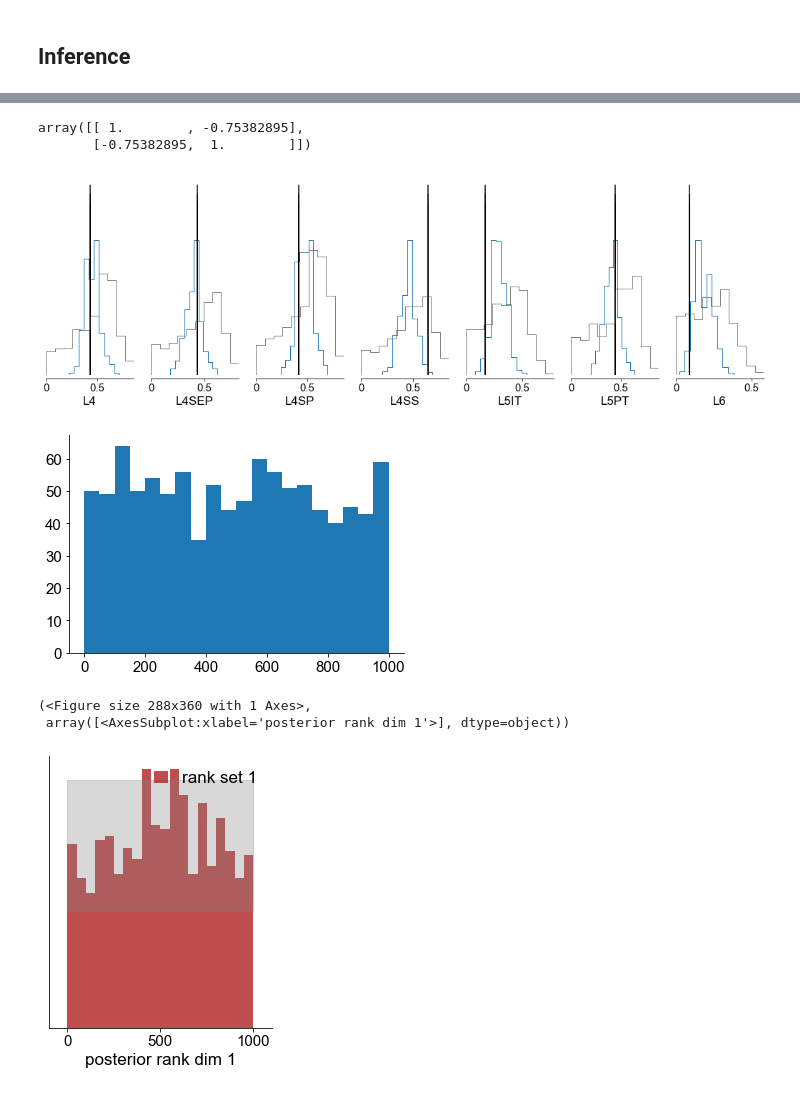
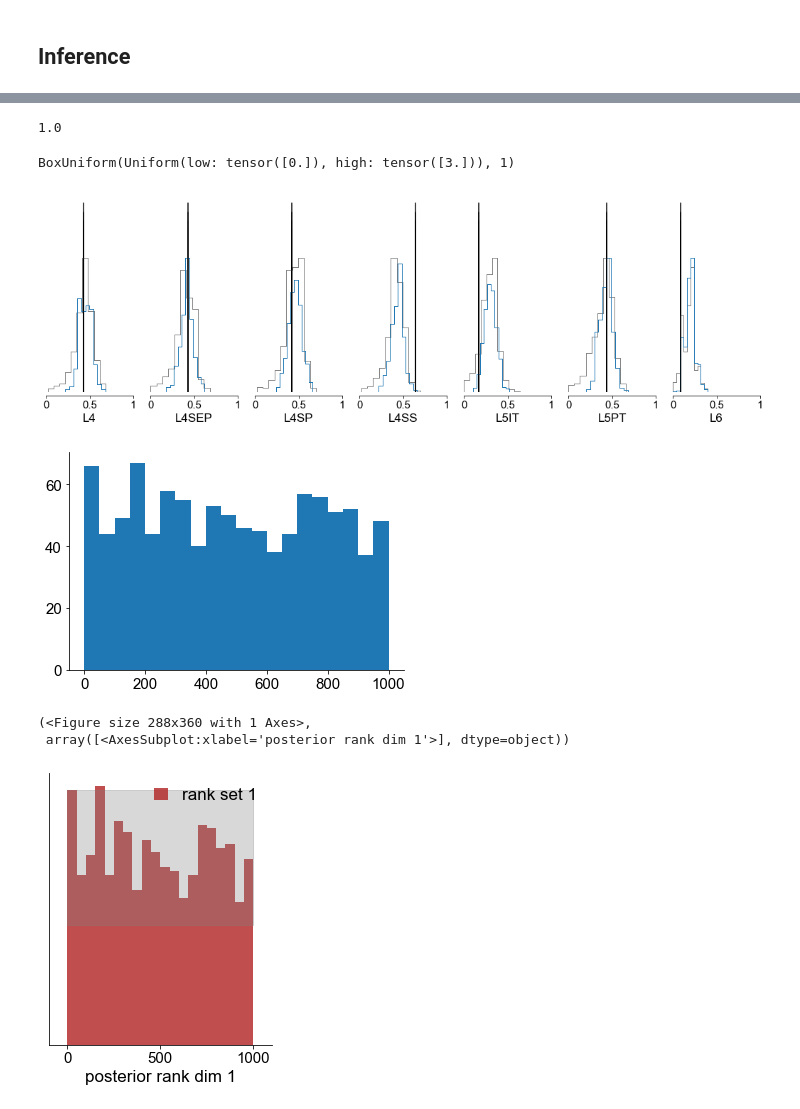
Before and after one commit to mackelab/sbi-for-connectomics, a Jupyter notebook: figures/Two-param-DSO-rule.ipynb, the cells around one changed output, grey strips where cells are left out. Cells and saved outputs as stored; diff of their text form; code cells hidden in the pictures.

Commit message:
update two-param notebook.

```diff
--- a/figures/Two-param-DSO-rule.ipynb
+++ b/figures/Two-param-DSO-rule.ipynb
@@ -78,11 +68,11 @@ pairplot([base * prior1.sample((10000,)), base ** prior2.sample((10000,))], uppe
 # %%
 num_simulations = 1000
-num_dim = 3
+num_dim = 2
 prior_scale = 3
-prior = BoxUniform(torch.zeros(num_dim), prior_scale * torch.ones(num_dim))
-from functools import partial
+scaling = 0.6
+prior = BoxUniform((1-scaling) * torch.ones(num_dim), (1+scaling) * torch.ones(num_dim))
 
-simulator.rule = default_rule
+simulator.rule = default_rule_constrained_two_param
 
 def batch_loop_simulator(theta):
         """Return a batch of simulations by looping over a batch of parameters."""
@@ -96,5 +86,5 @@ def batch_loop_simulator(theta):
 batch_simulator, prior = prepare_for_sbi(batch_loop_simulator, prior)
 # %%
 theta, x = simulate_for_sbi(batch_simulator, prior, num_simulations=num_simulations,
-                            num_workers=24,
-                            simulation_batch_size=100)
+                            num_workers=20,
+                            simulation_batch_size=50)
@@ -141,7 +129,7 @@ plt.savefig("prior_predictive.png", dpi=300, bbox_inches='tight')
 # %% [markdown]
 ## Inference
 # %%
-with open("../results/npe_dso_linear_constrained_two_param_uniform_n100000.p", "rb") as fh:
+with open("../results/npe_dso_linear_constrained_one_param_uniform_n100000.p", "rb") as fh:
     prior, de, *_ = pickle.load(fh).values()
 # %%
 from sbi.inference import SNPE
@@ -166,13 +154,16 @@ fig, ax = pairplot([samples],
 # %%
 np.corrcoef(samples, rowvar=False)
 # %% [output]
-array([[ 1.        , -0.75382895],
-       [-0.75382895,  1.        ]])
+1.0
 # %%
 from sbi.analysis import run_sbc, sbc_rank_plot, marginal_plot
 # %%
-with open("../data/presimulated_dso_linear_constrained_two_param_uniform_n100000.p", "rb") as fh:
+with open("../data/presimulated_dso_linear_constrained_one_param_uniform_n100000.p", "rb") as fh:
     _, thetas, xs = pickle.load(fh).values()
     xs = xs.squeeze()
+# %%
+prior
+# %% [output]
+BoxUniform(Uniform(low: tensor([0.]), high: tensor([3.])), 1)
 # %%
 # posterior predictive samples
@@ -190,16 +181,17 @@ def batch_loop_simulator(theta):
 xos = simulate_in_batches(batch_simulator, samples[:1000], sim_batch_size=50, num_workers=20)
 # %%
 marginal_plot([
-    xs[:1000],
+        xs[:1000],
         xos.squeeze(),
               ],
     hist_diag=dict(bins=10, histtype="step",),
     samples_colors=["gray", "C0"],
     points_colors=["k"],
     labels=data_labels,
+    limits=[[0, 1]*7],
     points=xo.squeeze(), figsize=(18, 5));
 # %% [output]
-[figure, old version]
+[figure, new version]
 # %%
 num_sbc_samples = 1000
 ranks, daps = run_sbc(thetas[:num_sbc_samples], xs[:num_sbc_samples,], posterior=posterior,
@@ -210,7 +202,7 @@ ranks, daps = run_sbc(thetas[:num_sbc_samples], xs[:num_sbc_samples,], posterior
 # %%
 plt.hist(ranks.numpy(), bins=20);
 # %% [output]
-[figure, old version]
+[figure, new version]
 # %%
 sbc_rank_plot(
     ranks=ranks,
@@ -222,4 +214,4 @@ sbc_rank_plot(
 # %% [output]
 (<Figure size 288x360 with 1 Axes>,
  array([<AxesSubplot:xlabel='posterior rank dim 1'>], dtype=object))
-[figure, old version]
+[figure, new version]
```
Also changed, not shown: parts of 6 cells of this notebook.
